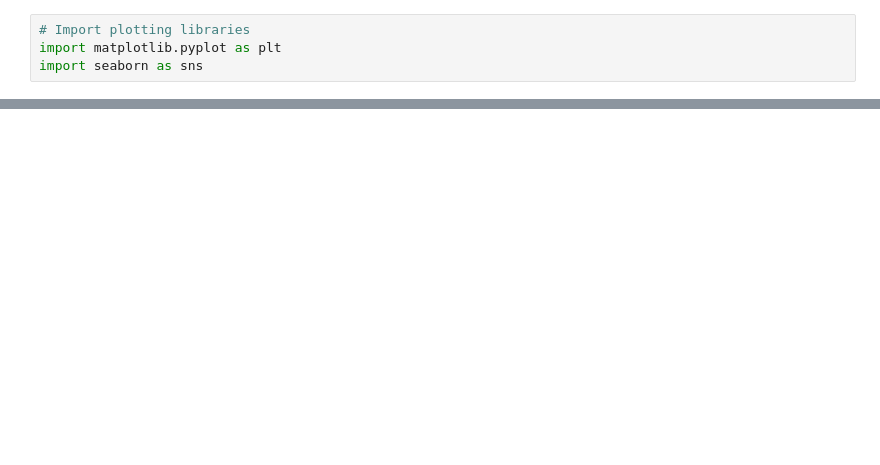
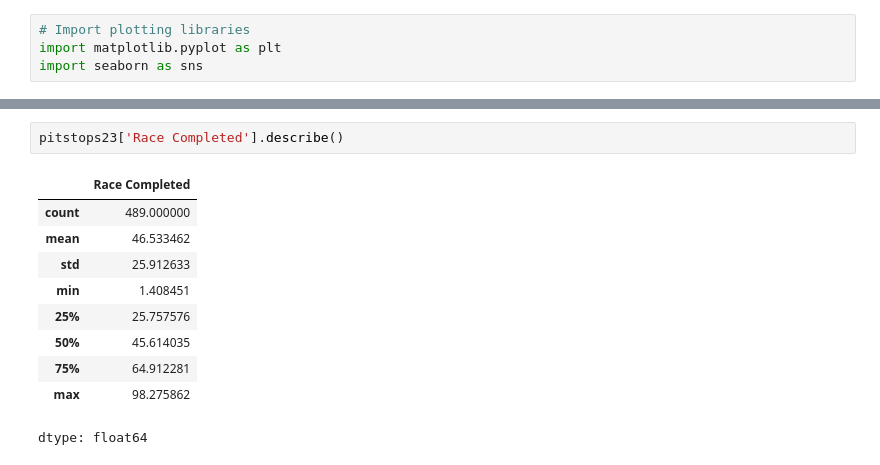
Before and after one commit to mistryvivek/AutoF1-RNN-Race-Simulator, a Jupyter notebook: Lit_Review_Data_Analysis.ipynb, the cells around one changed output, grey strips where cells are left out. Saved outputs shown, nothing was run; the diff lists cells and outputs as text; blank space fills up the shorter version.

```diff
--- a/Lit_Review_Data_Analysis.ipynb
+++ b/Lit_Review_Data_Analysis.ipynb
@@ -244,0 +445,13 @@ plt.show()
+# %%
+pitstops23['Race Completed'].describe()
+# %% [output]
+|  | Race Completed |
+| count | 489.000000 |
+| mean | 46.533462 |
+| std | 25.912633 |
+| min | 1.408451 |
+| 25% | 25.757576 |
+| 50% | 45.614035 |
+| 75% | 64.912281 |
+| max | 98.275862 |
+dtype: float64
```
Also changed, not shown: parts of 20 cells of this notebook.
